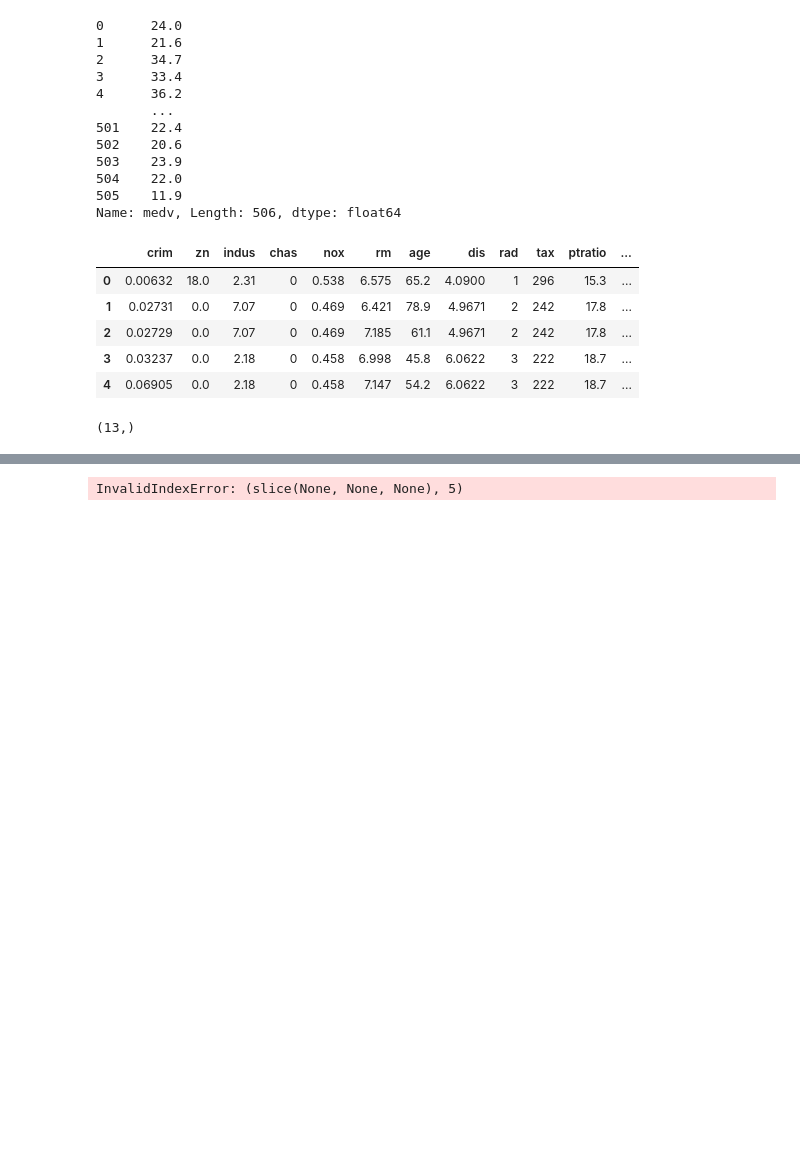
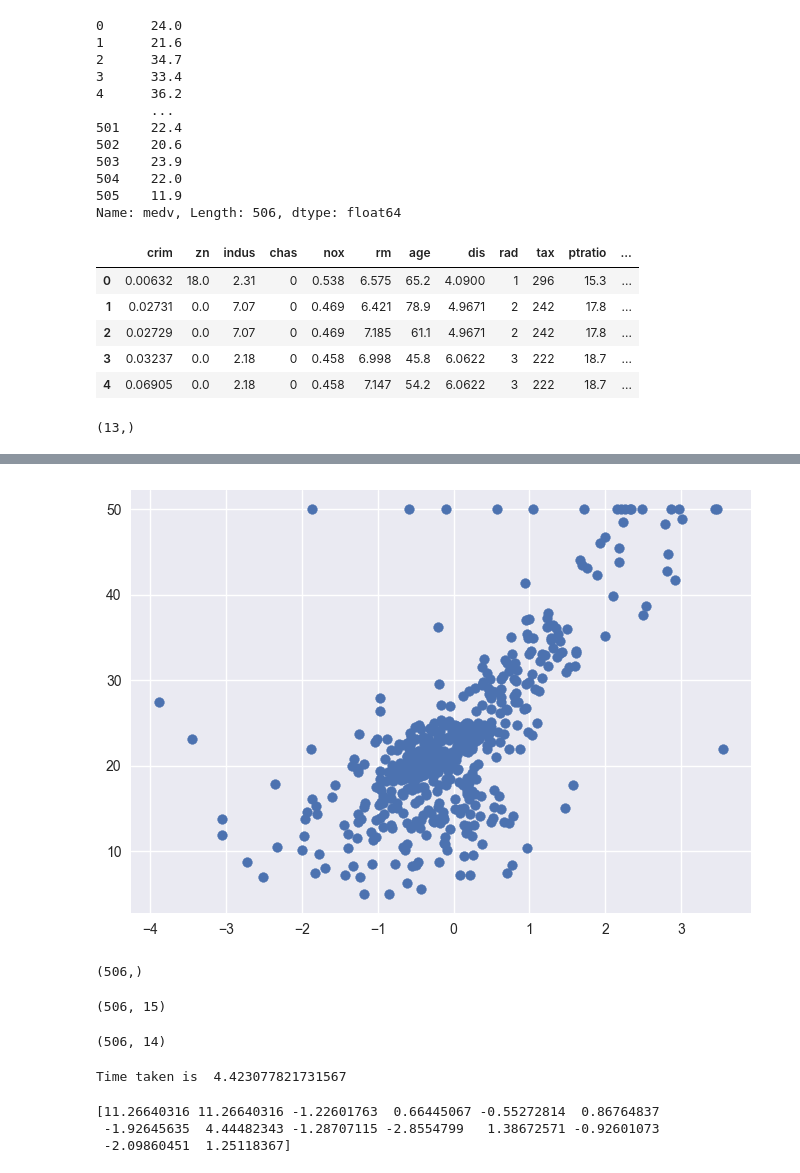
Before and after one commit to LakshaySharma08/boston-housing-dataset, a Jupyter notebook: Linear Regression.ipynb, the cells around one changed output, grey strips where cells are left out. Cells and saved outputs as stored; diff of their text form; code cells hidden in the pictures; blank space fills up the shorter version.

```diff
--- a/Linear Regression.ipynb
+++ b/Linear Regression.ipynb
@@ -74,8 +74,24 @@ X.head()
 | 3 | -0.416750 | -0.487722 | -1.306878 | -0.272599 | -0.835284 | 1.016303 | -0.809889 | 1.077737 | -0.752922 | -1.106115 | 0.113032 | ... |
 | 4 | -0.412482 | -0.487722 | -1.306878 | -0.272599 | -0.835284 | 1.228577 | -0.511180 | 1.077737 | -0.752922 | -1.106115 | 0.113032 | ... |
 # %%
-X = np.array
+plt.style.use('seaborn')
+X = np.array(X)
 plt.scatter(X[:,5],y)
 plt.show()
 # %% [output]
-InvalidIndexError: (slice(None, None, None), 5)
+[figure, added]
+# %%
+y.shape
+# %% [output]
+(506,)
+# %%
+ones = np.ones((X.shape[0], 1))
+X = np.hstack((ones, X))
+print(X.shape)
+# %% [output]
+(506, 15)
+# %%
+X = np.delete(X, 14, 1)
+X.shape
+# %% [output]
+(506, 14)
@@ -81,0 +135,14 @@ InvalidIndexError: (slice(None, None, None), 5)
+# %%
+import time
+start = time.time()
+theta, error_list = gradientDescent(X, y)
+end = time.time()
+print('Time taken is ', end- start)
+# %% [output]
+Time taken is  4.423077821731567
+# %%
+print(theta)
+# %% [output]
+[11.26640316 11.26640316 -1.22601763  0.66445067 -0.55272814  0.86764837
+ -1.92645635  4.44482343 -1.28707115 -2.8554799   1.38672571 -0.92601073
+ -2.09860451  1.25118367]
```
Also changed, not shown: parts of 6 cells of this notebook.
